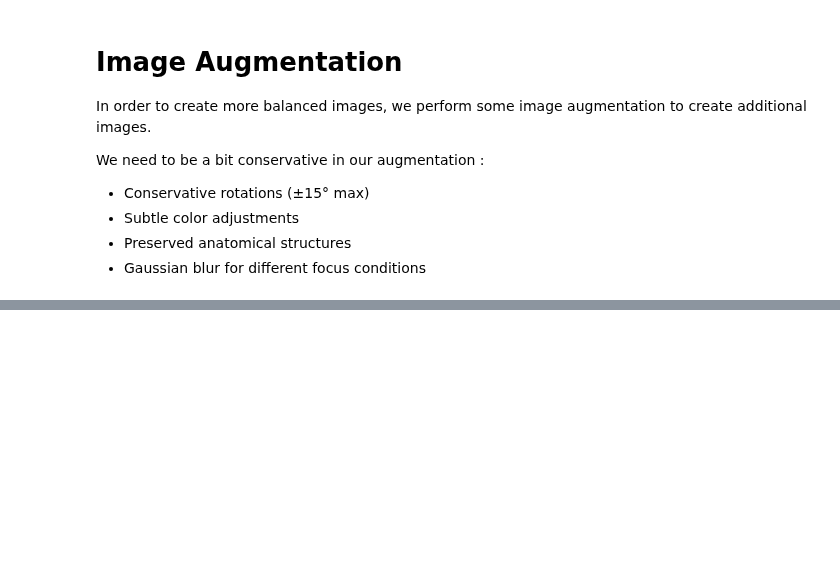
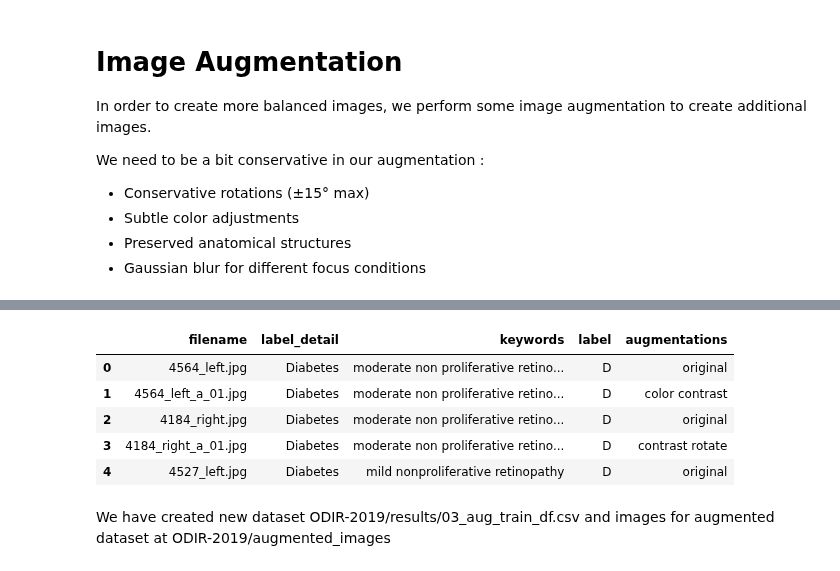
Before and after one commit to raymondsamalo/ITI123-GenerativeAIDeepLearningProject, a Jupyter notebook: 03_ODIR-2019-ImageAugmentation.ipynb, the cells around one changed output, grey strips where cells are left out. Cells and saved outputs as stored; diff of their text form; code cells hidden in the pictures; blank space fills up the shorter version.

```diff
--- a/03_ODIR-2019-ImageAugmentation.ipynb
+++ b/03_ODIR-2019-ImageAugmentation.ipynb
@@ -181,0 +228,12 @@ print(2112/96)
+# %%
+aug_df = pd.read_csv('ODIR-2019/results/03_aug_train_df.csv')
+aug_df.head()
+# %% [output]
+|  | filename | label_detail | keywords | label | augmentations |
+| 0 | 4564_left.jpg | Diabetes | moderate non proliferative retino... | D | original |
+| 1 | 4564_left_a_01.jpg | Diabetes | moderate non proliferative retino... | D | color contrast |
+| 2 | 4184_right.jpg | Diabetes | moderate non proliferative retino... | D | original |
+| 3 | 4184_right_a_01.jpg | Diabetes | moderate non proliferative retino... | D | contrast rotate |
+| 4 | 4527_left.jpg | Diabetes | mild nonproliferative retinopathy | D | original |
+# %% [markdown]
+We have created new dataset ODIR-2019/results/03_aug_train_df.csv and images for augmented dataset at ODIR-2019/augmented_images
```
Also changed, not shown: parts of 5 cells of this notebook, 9 other files.
